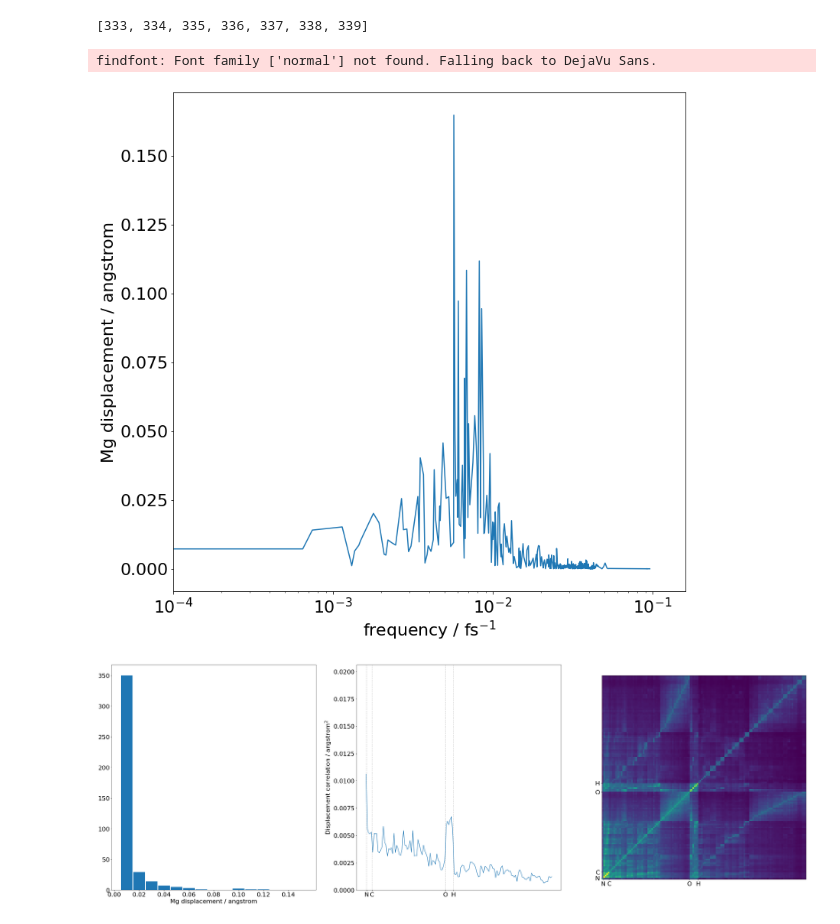
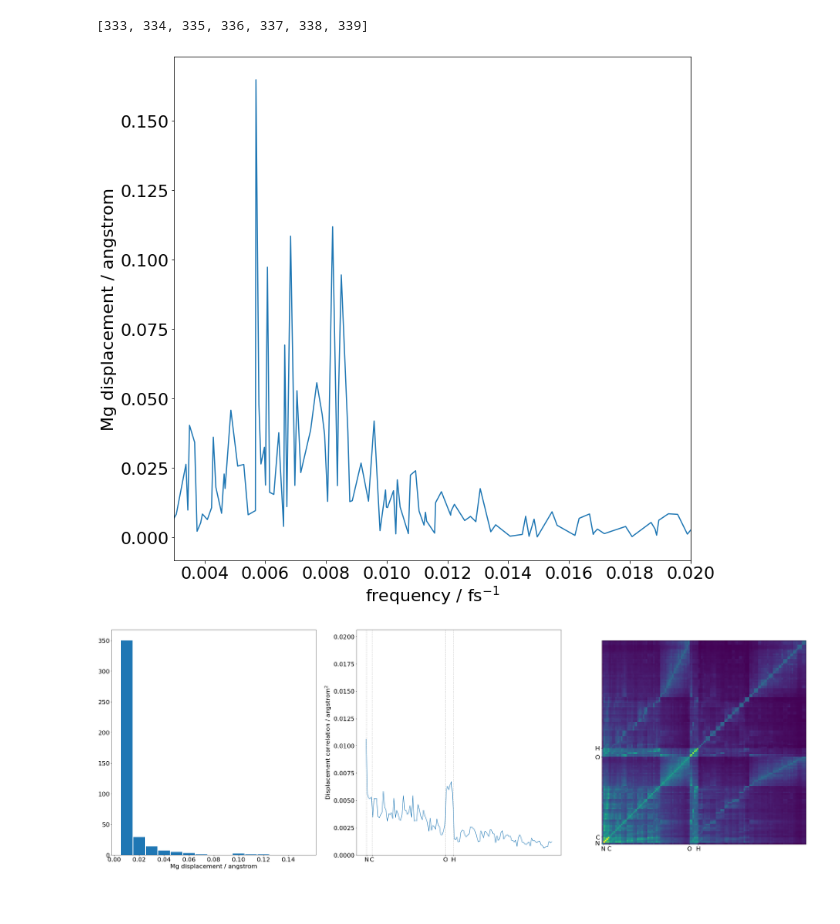
Before and after one commit to Oliver-Feighan/SpectralDensity, a Jupyter notebook: hessians/Monomer.ipynb, the cells around one changed output. Cells and saved outputs as stored; diff of their text form; code cells hidden in the pictures.

```diff
--- a/hessians/Monomer.ipynb
+++ b/hessians/Monomer.ipynb
@@ -29,25 +29,24 @@ CO
 # %%
 fig, ax = plt.subplots()
 
 n_atoms = 140
 n_modes = 3 * n_atoms - 6
 
 Mg_index = 0
 
 all_displacements = get_all_displacements("monomer_normal_modes.molden", n_atoms, n_modes)
 
 ax.plot(frequencies, all_displacements[Mg_index])
 
-ax.set_xlim(1e-4, 0.16)
+ax.set_xlim(3e-3, 2e-2)
 ax.set_ylabel("Mg displacement / angstrom")
 ax.set_xlabel("frequency / $\mathrm{fs}^{-1}$")
 
-ax.set_xscale('log')
+#ax.set_xscale('log')
 
 fig.set_size_inches(12,12)
 # %% [output]
-findfont: Font family ['normal'] not found. Falling back to DejaVu Sans.
-[figure, old version]
+[figure, new version]
 # %%
 fig, ax = plt.subplots(1, 3)
 
```
Also changed, not shown: 3 other files.
